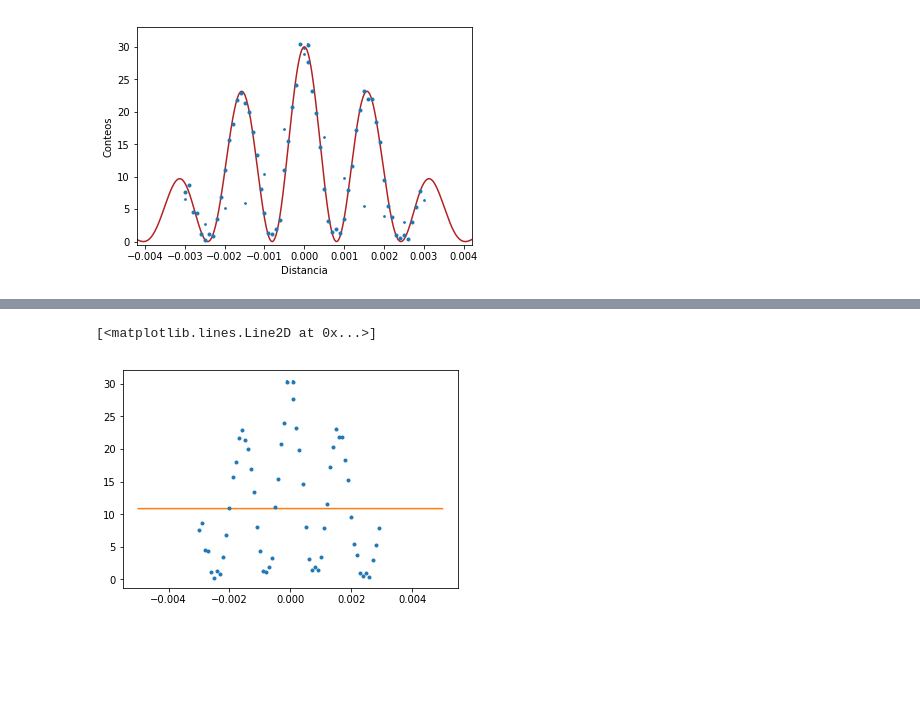
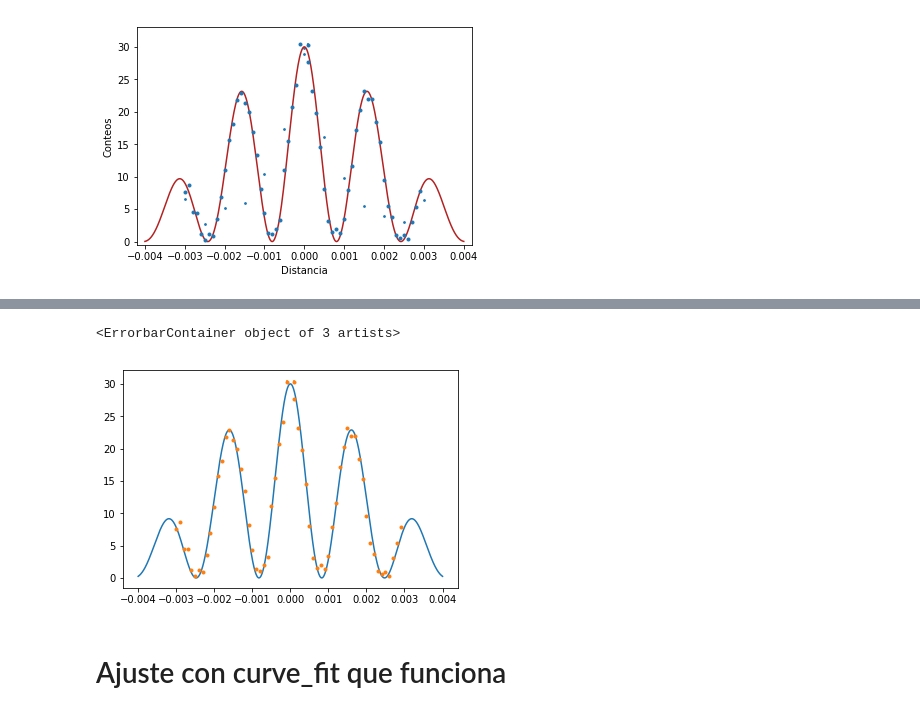
Before and after one commit to jamontanac/Laboratorio-Avanzado, a Jupyter notebook: Double_Slit/Analisis.ipynb, the cells around one changed output, grey strips where cells are left out. Cells and saved outputs as stored; diff of their text form; code cells hidden in the pictures; blank space fills up the shorter version.

```diff
--- a/Double_Slit/Analisis.ipynb
+++ b/Double_Slit/Analisis.ipynb
@@ -345 +367,25 @@ plt.show()
+# %%
+def model_fit_data_2(distancia,d):
+    wave_length=575*10**(-9)
+    #d=35.6*10**(-5)
+    a=1.0*10**(-4)
+    I_0=30
+    alpha=np.pi*a*distancia/wave_length
+    difraccion= (np.sin(alpha)/alpha)**2
+    interferencia=(np.cos((np.pi*d*distancia)/(wave_length)))**2
+    return I_0*difraccion*interferencia
+def errfunc(distancia,param,datos):
+    return model_fit_data_2(distancia, param) - datos
+# %%
+p0 = [35*10**(-5)]
+p1, success = optimize.leastsq(errfunc, p0, args=(np.array(datos_simulados.Distancia),np.array(datos_simulados.Conteos)))
+# %%
+y=np.linspace(-4.0/1000,4.0/1000,1000)
+plt.plot(y, model_fit_data_2(y, p1[0])) # Plot of the data and the fit
+plt.errorbar(datos_simulados.Distancia,datos_simulados.Conteos,fmt="o",yerr=datos_simulados.Incertidumbre,ms=3)
+# %% [output]
+<ErrorbarContainer object of 3 artists>
+[figure, added]
+# %% [markdown]
+# Ajuste con curve_fit que funciona
 # %%
@@ -355,7 +400,0 @@ popt, pcov = curve_fit(model_fit_data, datos_simulados.Distancia, datos_simulado
-# %%
-y=np.linspace(-5.0/1000,5.0/1000,1000)
-plt.errorbar(datos_simulados.Distancia,datos_simulados.Conteos,fmt="o",yerr=datos_simulados.Incertidumbre,ms=3)
-plt.plot(y,model_fit_data(y,popt[0]))
-# %% [output]
-[<matplotlib.lines.Line2D at 0x...>]
-[figure, removed]
```
Also changed, not shown: parts of 14 cells of this notebook.
